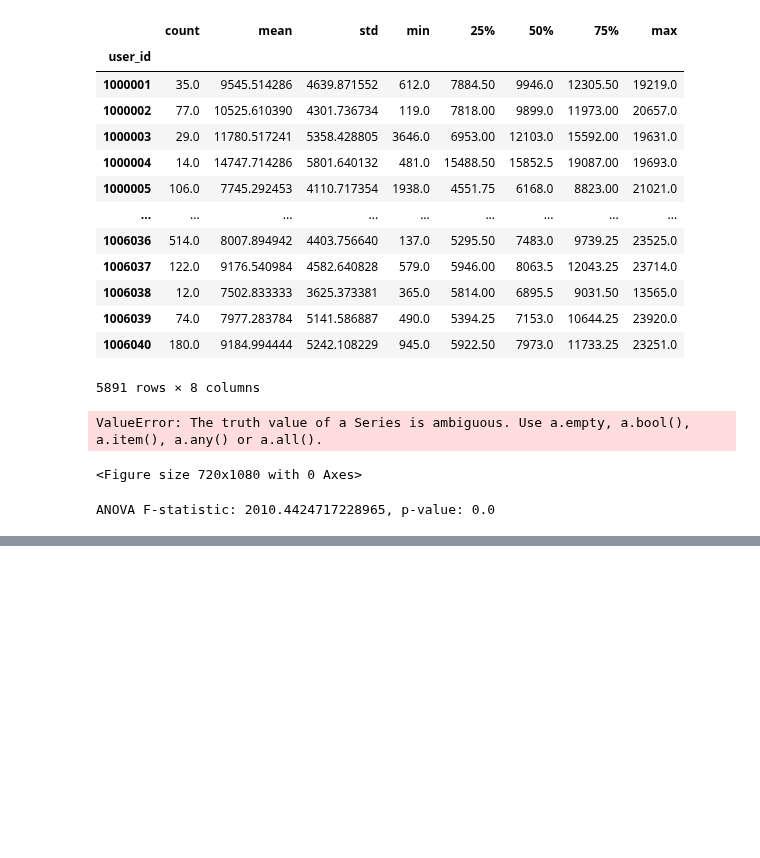
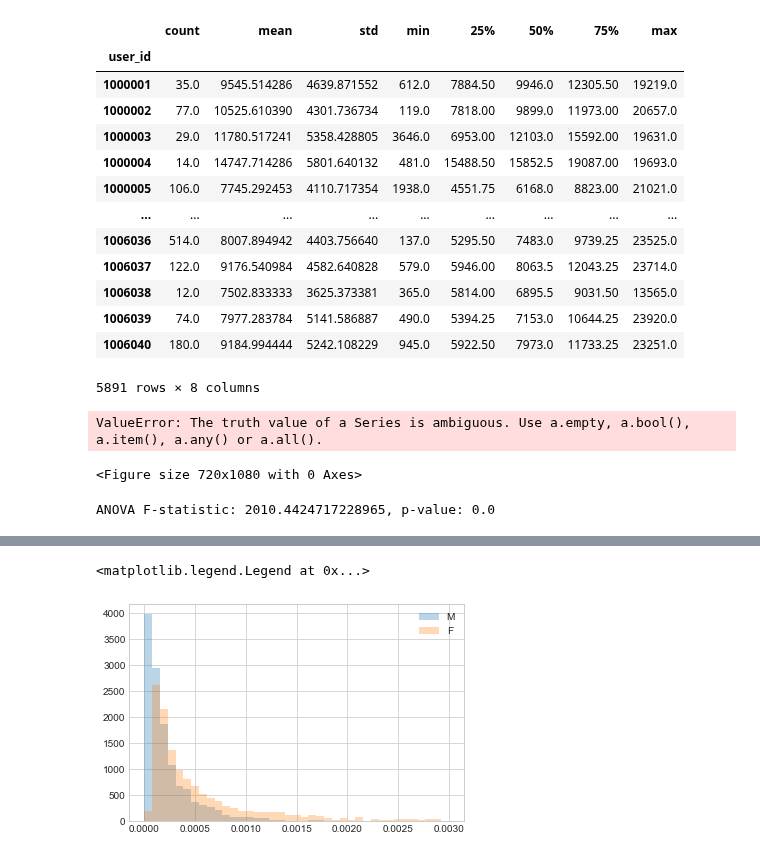
Before and after one commit to Green-Kiwie/Extreme-Couponers-Walmart-Black-Friday, a Jupyter notebook: joe-explore.ipynb, the cells around one changed output, grey strips where cells are left out. Cells and saved outputs as stored; diff of their text form; code cells hidden in the pictures; blank space fills up the shorter version.

```diff
--- a/joe-explore.ipynb
+++ b/joe-explore.ipynb
@@ -202,0 +188,12 @@ df.head()
+# %%
+# Divide by the number of transactions per gender to see overall contributions
+df.groupby(['user_id', 'gender'])['product_id'].count().unstack().pipe(
+    lambda d: (
+        (d['M'] / d['M'].sum()).dropna().hist(bins=np.linspace(0, 0.003, 40), alpha=0.3, label='M', density=True),
+        (d['F'] / d['F'].sum()).dropna().hist(bins=np.linspace(0, 0.003, 40), alpha=0.3, label='F', density=True)
+    )
+)
+plt.legend()
+# %% [output]
+<matplotlib.legend.Legend at 0x...>
+[figure, added]
```
Also changed, not shown: parts of 31 cells of this notebook.
